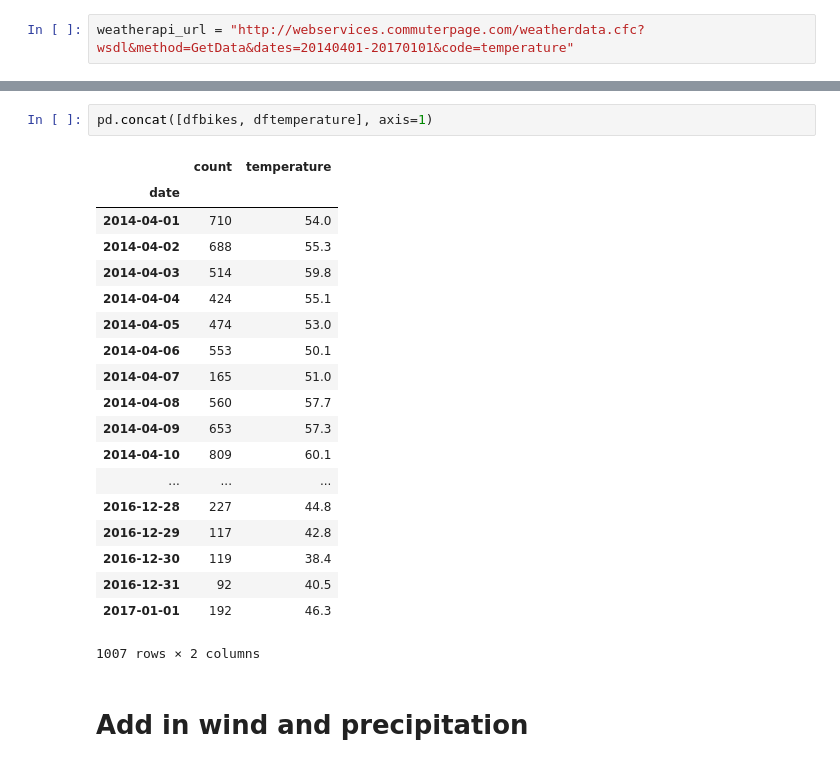
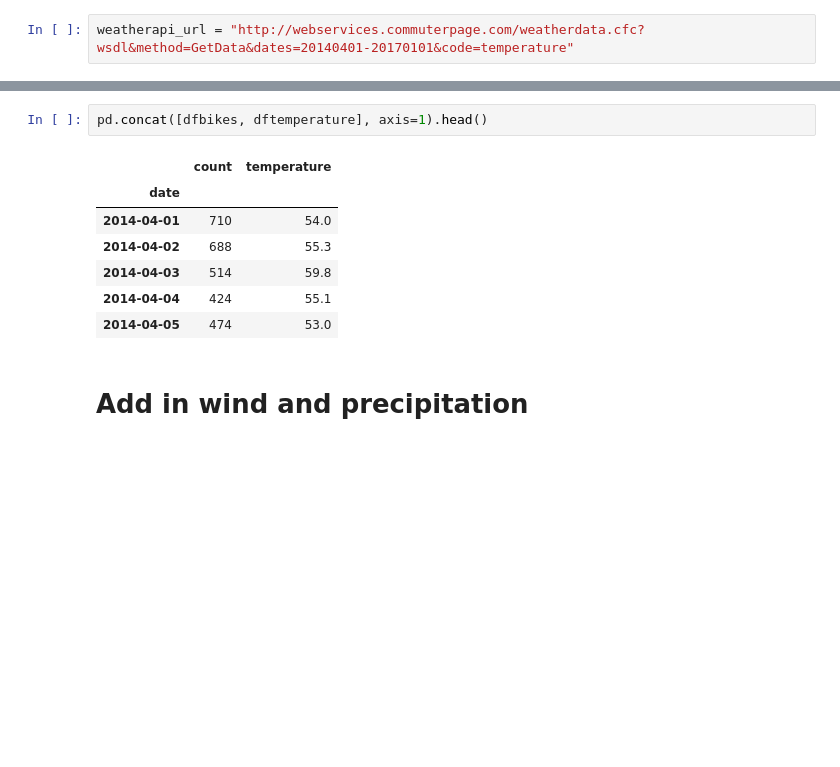
Before and after one commit to GeorgeTSilva/georgetsilva.github.io, a Jupyter notebook: posts/exploring-arlingtons-bikeometer-data.ipynb, the cells around one changed output, grey strips where cells are left out. Saved outputs shown, nothing was run; the diff lists cells and outputs as text; blank space fills up the shorter version.

```diff
--- a/posts/exploring-arlingtons-bikeometer-data.ipynb
+++ b/posts/exploring-arlingtons-bikeometer-data.ipynb
@@ -227,25 +139,13 @@ dftemperature
 # %%
-pd.concat([dfbikes, dftemperature], axis=1)
+pd.concat([dfbikes, dftemperature], axis=1).head()
 # %% [output]
 |  | count | temperature |
 | date |  |  |
 | 2014-04-01 | 710 | 54.0 |
 | 2014-04-02 | 688 | 55.3 |
 | 2014-04-03 | 514 | 59.8 |
 | 2014-04-04 | 424 | 55.1 |
 | 2014-04-05 | 474 | 53.0 |
-| 2014-04-06 | 553 | 50.1 |
-| 2014-04-07 | 165 | 51.0 |
-| 2014-04-08 | 560 | 57.7 |
-| 2014-04-09 | 653 | 57.3 |
-| 2014-04-10 | 809 | 60.1 |
-| ... | ... | ... |
-| 2016-12-28 | 227 | 44.8 |
-| 2016-12-29 | 117 | 42.8 |
-| 2016-12-30 | 119 | 38.4 |
-| 2016-12-31 | 92 | 40.5 |
-| 2017-01-01 | 192 | 46.3 |
-1007 rows × 2 columns
 # %% [markdown]
 # Add in wind and precipitation
 # %%
```
Also changed, not shown: parts of 22 cells of this notebook, 3 other files.
